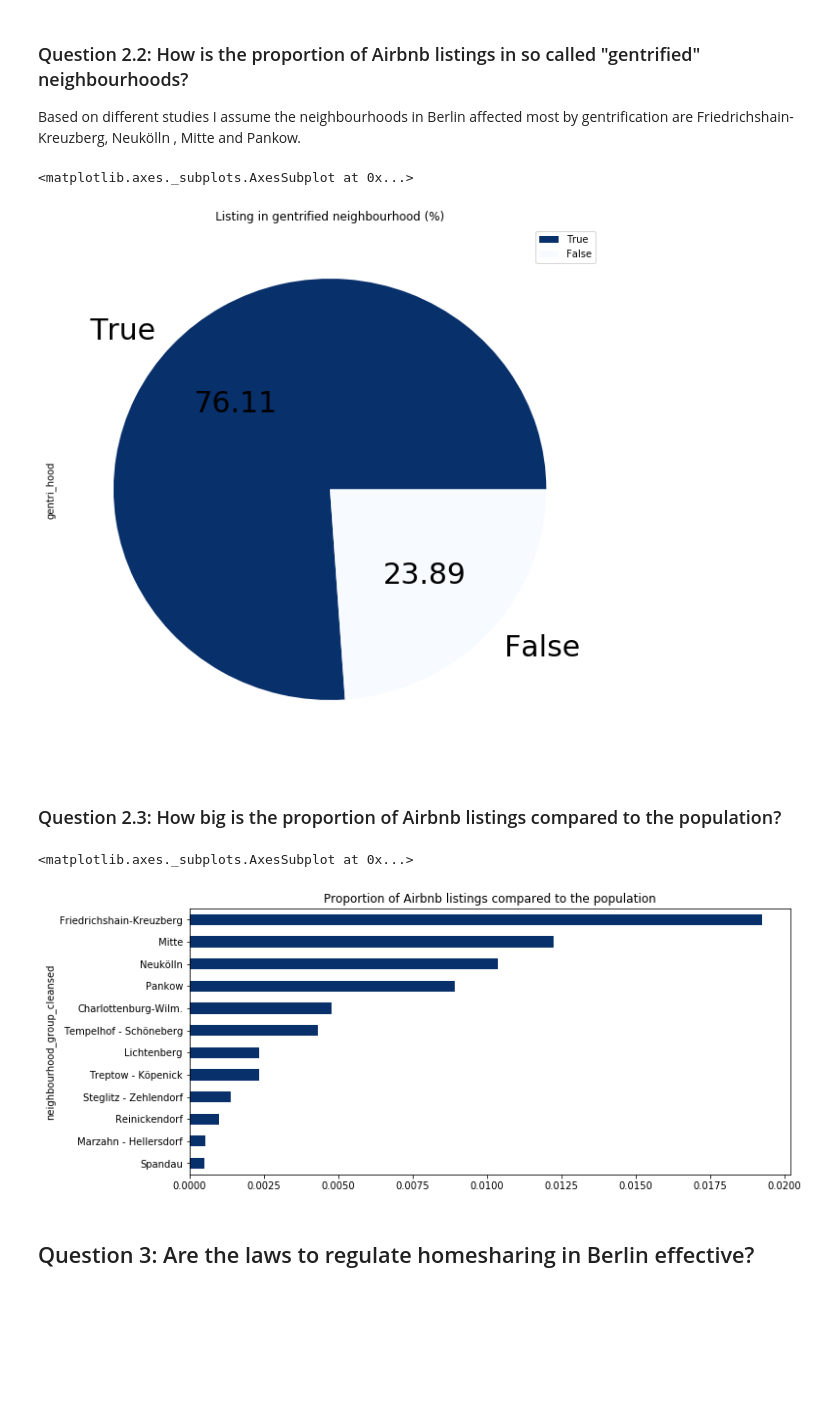
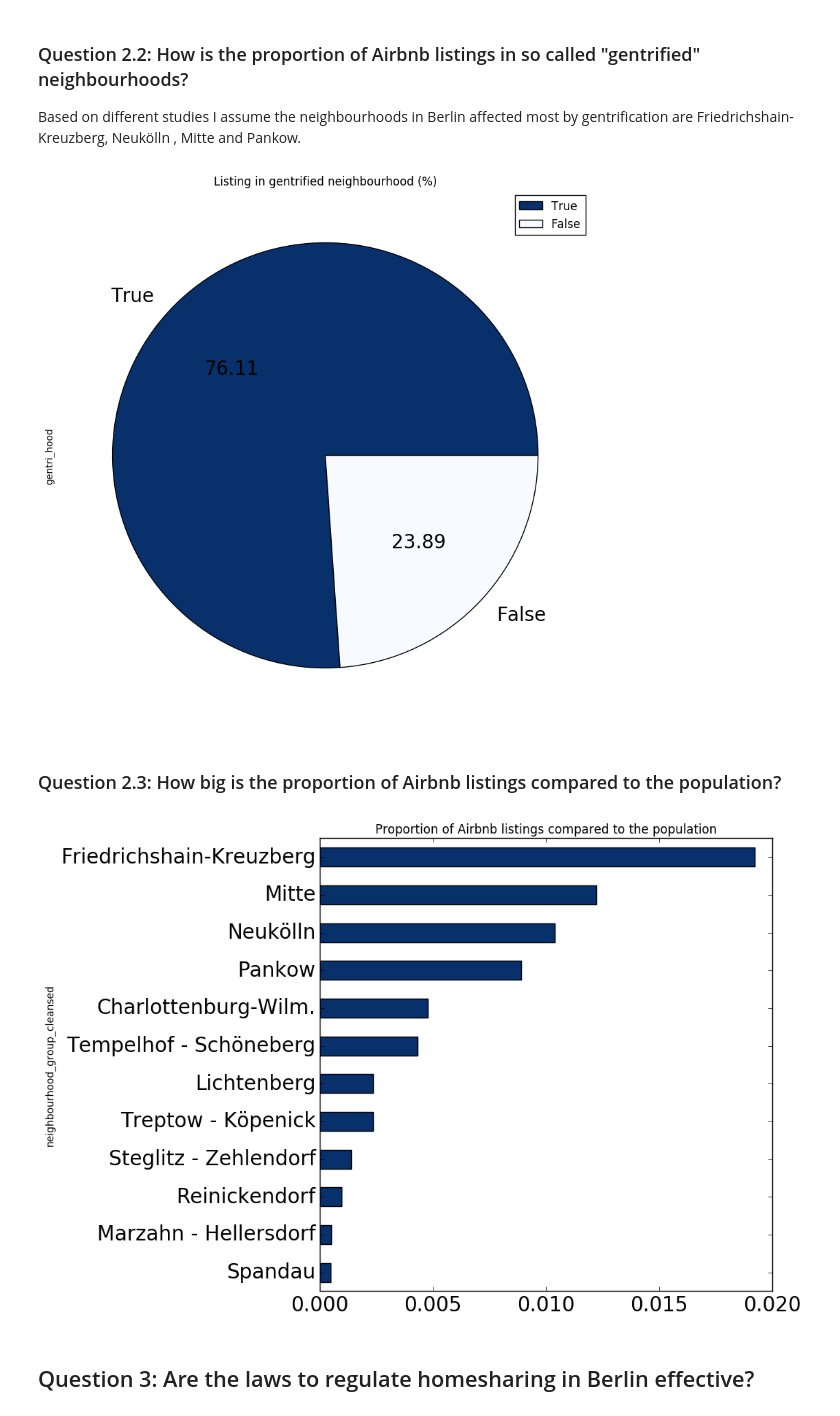
Before and after one commit to AlligatorJ/Berlin-AirBnB-Analysis, a Jupyter notebook: Airbnb_Berlin_Analysis.ipynb, the cells around one changed output. Saved outputs shown, nothing was run; the diff lists cells and outputs as text; code cells hidden in the pictures; blank space fills up the shorter version.

```diff
--- a/Airbnb_Berlin_Analysis.ipynb
+++ b/Airbnb_Berlin_Analysis.ipynb
@@ -34,5 +36,5 @@ pd.set_option('display.max_columns',None)
 
 df_list = pd.read_csv('listings.csv')
 df_cal = pd.read_csv('calendar.csv')
-df_population = pd.read_csv('Population.csv', sep=';')
+df_population = pd.read_excel('Population_berlin.xlsx')
 # %%
@@ -127,7 +140,7 @@ col_to_drop = ['picture_url', 'host_id', 'host_url', 'host_name', 'host_since',
                'xl_picture_url', 'host_about', 'host_response_time',
                'host_response_rate', 'host_acceptance_rate',
                'neighbourhood', 'square_feet', 'weekly_price', 'monthly_price',
-               'security_deposit',  'first_review', 'last_review']
+               'security_deposit',  'first_review', 'last_review', 'jurisdiction_names']
 
 # drop the columns
 df_list2 = df_list.drop (col_to_drop, axis=1)
@@ -239,16 +328,10 @@ def gentri_check(df):
 df_list2['gentri_hood'] = df_list2.apply (lambda row: gentri_check (row),axis=1)
 # %%
 #Pieplot of proportion of listings in so called "gentrified" neighbourhoods
-
 gentri = df_list2['gentri_hood'].value_counts()
-gentri.plot.pie(colormap = 'Blues_r',
-                 figsize=(10,10),
-                 fontsize = 30, autopct = '%.2f',
-                 legend = True,
-                 title = 'Listing in gentrified neighbourhood (%)')
+plot_pie(data=gentri, title='Listing in gentrified neighbourhood (%)')
 # %% [output]
-<matplotlib.axes._subplots.AxesSubplot at 0x...>
-[figure, old version]
+[figure, new version]
 # %% [markdown]
 ### Question 2.3: How big is the proportion of Airbnb listings compared to the population?
 # %%
@@ -260,16 +343,11 @@ df_population2.set_index('neighbourhood_group_cleansed',inplace=True, drop=True)
 # create column with prporotion of listings to population
 df_population2['Prop_airbnb']=df_population2.listings/df_population2.Population
 # %%
+# Plot proportion of Airbnb listings compared to the population'
 proportion = df_population2.Prop_airbnb.sort_values()
-
-proportion.plot.barh(colormap = 'Blues_r',
-                 figsize=(11,5),
-                 fontsize = 10,
-                 legend = False,
-                 title = 'Proportion of Airbnb listings compared to the population')
+plot_barh(data = proportion, title='Proportion of Airbnb listings compared to the population')
 # %% [output]
-<matplotlib.axes._subplots.AxesSubplot at 0x...>
-[figure, old version]
+[figure, new version]
 # %% [markdown]
 ## Question 3: Are the laws to regulate homesharing in Berlin effective?
 # %% [markdown]
```
Also changed, not shown: parts of 25 cells of this notebook, 1 other file.
